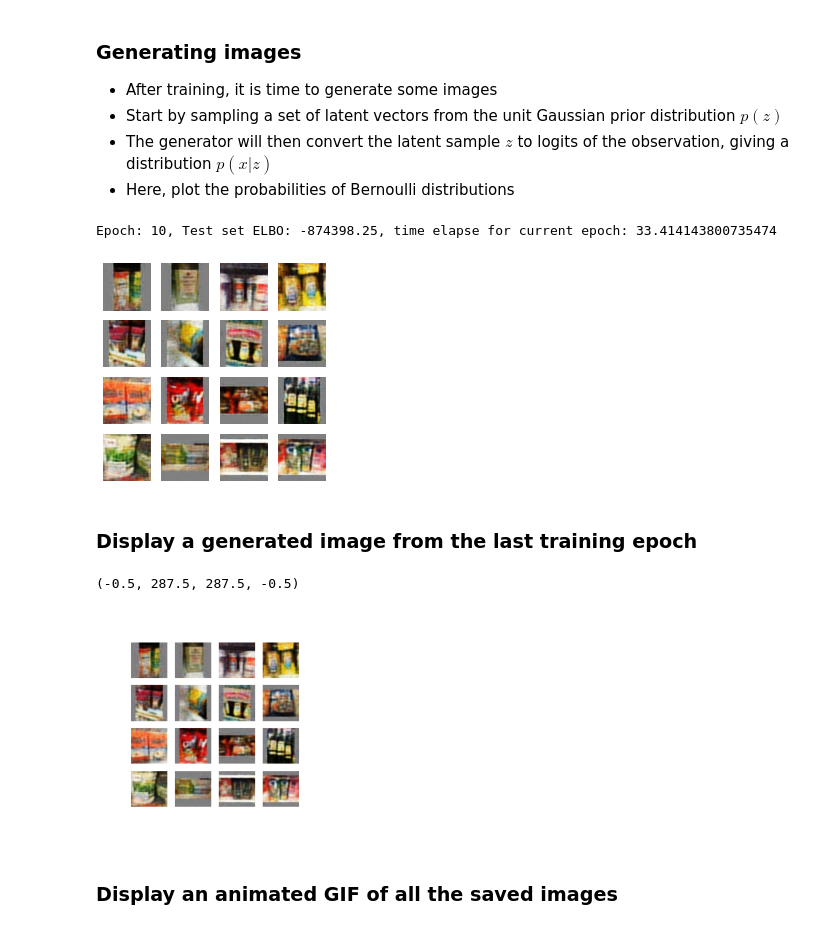
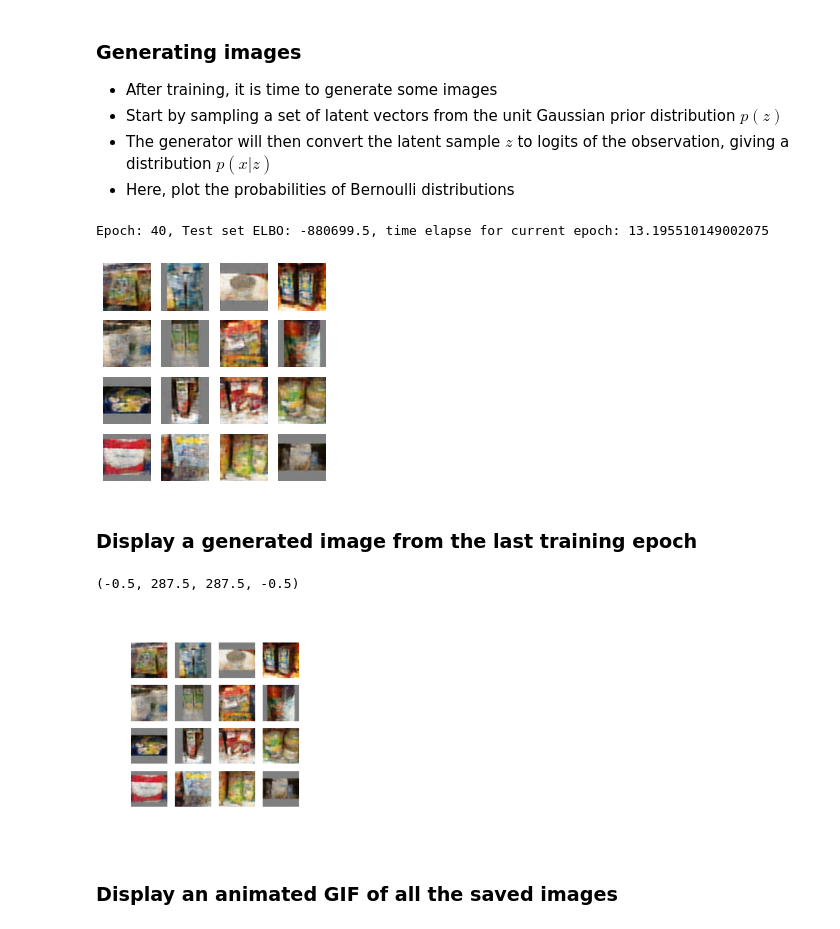
Before and after one commit to atharvakale31/DL_auto_encoders, a Jupyter notebook: CVAE_on_Retail_(loading_images_directly).ipynb, the cells around one changed output. Drawn from its saved outputs; the diff is of its cells as text; code cells hidden in the pictures.

```diff
--- a/CVAE_on_Retail_(loading_images_directly).ipynb
+++ b/CVAE_on_Retail_(loading_images_directly).ipynb
@@ -353,23 +353,23 @@ for test_batch in test_dataset.take(1):
 # %%
 generate_and_save_images(model, 0, test_sample)
 
-for epoch in range(1, epochs + 1):
+for epoch in range(1, 40 + 1):
   start_time = time.time()
   for train_x in train_dataset:
     train_step(model, train_x, optimizer)
   end_time = time.time()
 
   loss = tf.keras.metrics.Mean()
   for test_x in test_dataset:
     loss(compute_loss(model, test_x))
   elbo = -loss.result()
   display.clear_output(wait=False)
   print('Epoch: {}, Test set ELBO: {}, time elapse for current epoch: {}'
         .format(epoch, elbo, end_time - start_time))
   generate_and_save_images(model, epoch, test_sample)
 # %% [output]
-Epoch: 10, Test set ELBO: -874398.25, time elapse for current epoch: 33.414143800735474
+Epoch: 40, Test set ELBO: -880699.5, time elapse for current epoch: 13.195510149002075
-[figure, old version]
+[figure, new version]
 # %% [markdown]
 ### Display a generated image from the last training epoch
 # %%
@@ -380,7 +380,7 @@ plt.imshow(display_image(epoch))
 plt.axis('off')  # Display images
 # %% [output]
 (-0.5, 287.5, 287.5, -0.5)
-[figure, old version]
+[figure, new version]
 # %% [markdown]
 ### Display an animated GIF of all the saved images
 # %%
```
Also changed, not shown: parts of 10 cells of this notebook.
